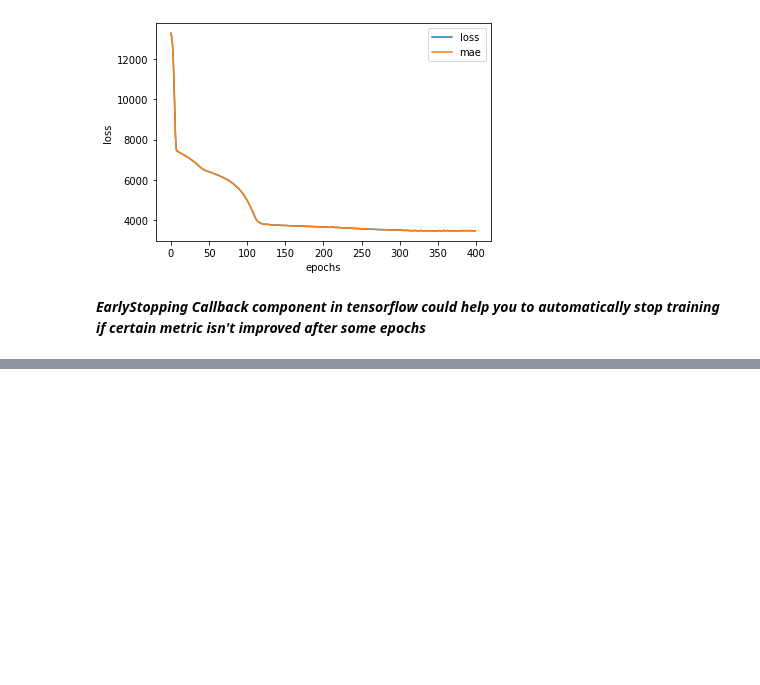
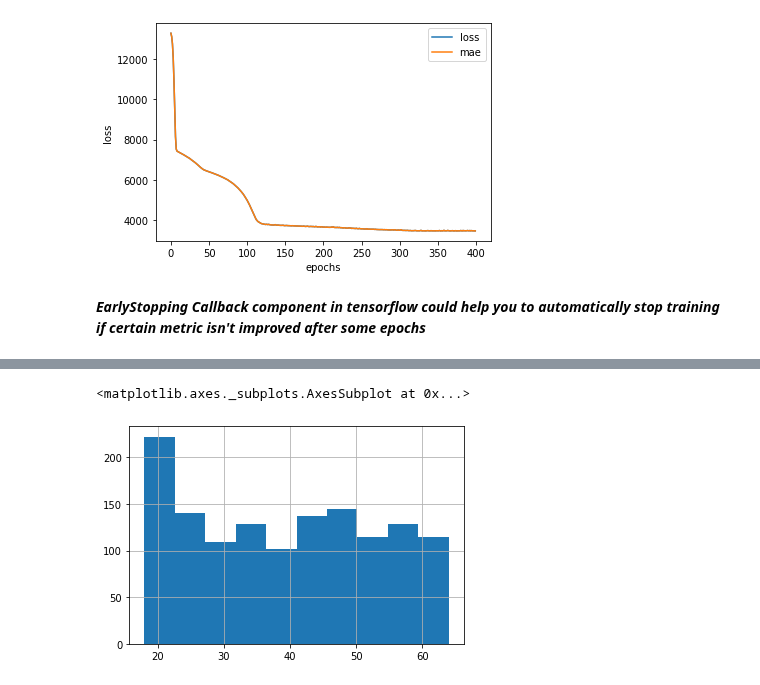
Before and after one commit to Sashank11/learn_tensorflow, a Jupyter notebook: 01_neural_network_regression_with_tensorflow.ipynb, the cells around one changed output, grey strips where cells are left out. Saved outputs shown, nothing was run; the diff lists cells and outputs as text; code cells hidden in the pictures; blank space fills up the shorter version.

```diff
--- a/01_neural_network_regression_with_tensorflow.ipynb
+++ b/01_neural_network_regression_with_tensorflow.ipynb
@@ -977,0 +995,5 @@ Text(0.5, 0, 'epochs')
+# %%
+X["age"].hist()
+# %% [output]
+<matplotlib.axes._subplots.AxesSubplot at 0x...>
+[figure, added]
```
Also changed, not shown: parts of 7 cells of this notebook.
